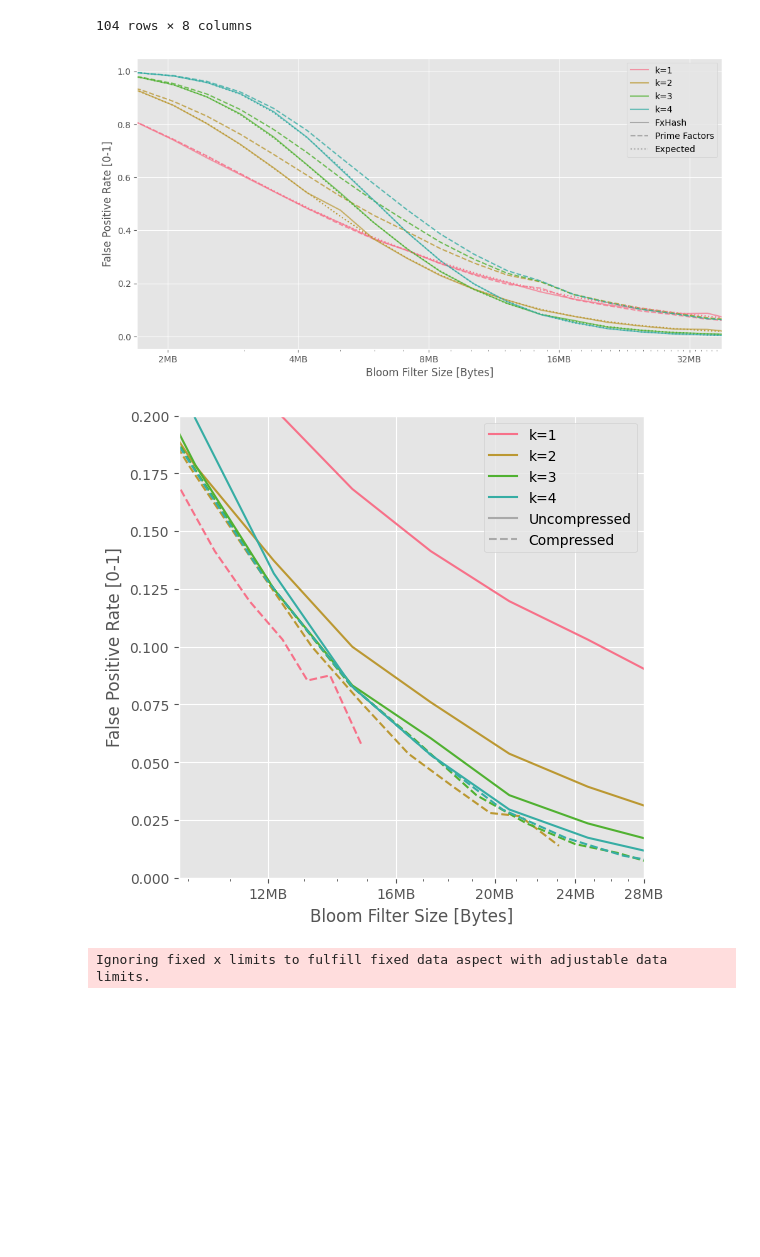
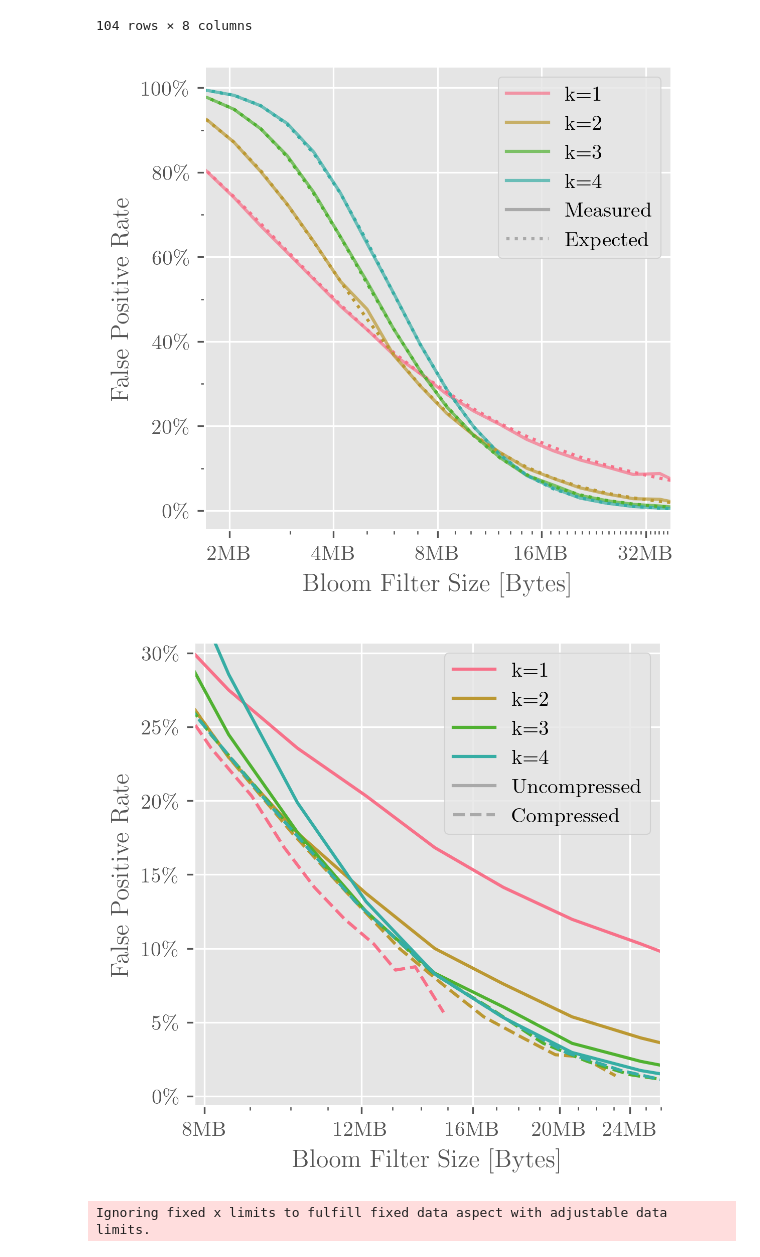
Before and after one commit to Pascal-So/peg-solitaire, a Jupyter notebook: evaluation/k.ipynb, the cells around one changed output. Cells and saved outputs as stored; diff of their text form; code cells hidden in the pictures; blank space fills up the shorter version.

Commit message:
generate some more plots

```diff
--- a/evaluation/k.ipynb
+++ b/evaluation/k.ipynb
@@ -36,7 +36,7 @@ df
 | 103 | 352263649 | 4 | prime | 23332358 | 0.002777 | prime | ... |
 104 rows × 8 columns
 # %%
-base_path = "../precompute/filters/"
+base_path = "../precompute/filters/hash/"
 
 sizes = []
 
@@ -52,62 +52,63 @@ for k in range(1, 5):
     data = df[df["k"] == k]
 
     plt.plot(
         data["size"] / 8,
-        data["rate_false_positives"],
+        data["rate_false_positives"] * 100,
         label=f"k={k}",
         color=plotting_common.colors[k - 1],
         alpha=0.7,
     )
 
-    plt.plot(
-        data["size"] / 8,
-        data["rate_false_positives_badhash"],
-        linestyle="--",
-        color=plotting_common.colors[k - 1],
-        alpha=0.8,
-    )
+    # plt.plot(
+    #     data["size"] / 8,
+    #     data["rate_false_positives_badhash"],
+    #     linestyle="--",
+    #     color=plotting_common.colors[k - 1],
+    #     alpha=0.8,
+    # )
 
 x = df[df["k"] == k]["size"] / 8
 for k in range(1, 5):
     m = x * 8
     n = 23475688
     p = (1 - np.exp(-k / (m / n))) ** k
-    plt.plot(x, p, ":", color=plotting_common.colors[k - 1])
+    plt.plot(x, p * 100, ":", color=plotting_common.colors[k - 1])
 
-plt.plot([], [], "-", label="FxHash", color="darkgray")
-plt.plot([], [], "--", label="Prime Factors", color="darkgray")
+plt.plot([], [], "-", label="Measured", color="darkgray")
+# plt.plot([], [], "--", label="Prime Factors", color="darkgray")
 plt.plot([], [], ":", label="Expected", color="darkgray")
 
 plt.xscale("log")
 plt.xlim(1.7 * 2**20, 38 * 2**20)
 
 
 plt.xlabel("Bloom Filter Size [Bytes]")
-plt.ylabel("False Positive Rate [0-1]")
+plt.ylabel("False Positive Rate")
+plt.gca().yaxis.set_ticks([10 * i for i in range(11)], minor=True)
+plt.gca().yaxis.set_major_formatter(plt.FuncFormatter(lambda x, pos: fr"{x:.0f}\%"))
 
 plotting_common.setup_bytes_formatters(plt.gca().xaxis)
 plt.gca().xaxis.set_major_locator(plt.LogLocator(base=2))
 plt.gca().xaxis.set_ticks([m * 2**20 for m in range(2, 38)], minor=True)
-plt.gcf().set_size_inches(12, 6)
+plt.gcf().set_size_inches(4, 4)
 
 _ = plt.legend()
 # %% [output]
-[figure, old version]
+[figure, new version]
 # %%
 for k in range(1, 5):
     data = df[df["k"] == k]
 
     plt.plot(
         data["size"] / 8,
-        data["rate_false_positives"],
+        data["rate_false_positives"] * 100,
         label=f"k={k}",
         color=plotting_common.colors[k - 1],
     )
 
     plt.plot(
         data["compressed_size_bytes"],
-        data["rate_false_positives"],
-        # label=f"k={k} (compressed)",
+        data["rate_false_positives"] * 100,
         linestyle="--",
         color=plotting_common.colors[k - 1],
     )
@@ -117,22 +118,22 @@ plt.plot([], [], linestyle="--", color="darkgray", label="Compressed")
 
 plt.xscale("log")
 
-plt.xlim(9.8 * 2**20, 18 * 2**20)
-plt.ylim(0, 0.2)
+plt.xlim(7.8 * 2**20, 18 * 2**20)
+plt.ylim(-0.7, 30.7)
 
 plt.xlabel("Bloom Filter Size [Bytes]")
-plt.ylabel("False Positive Rate [0-1]")
+plt.ylabel("False Positive Rate")
+plt.gca().yaxis.set_ticks([i for i in range(0, 31, 5)], minor=False)
+plt.gca().yaxis.set_major_formatter(plt.FuncFormatter(lambda x, pos: fr"{x:.0f}\%"))
 
 plotting_common.setup_bytes_formatters(plt.gca().xaxis)
-plt.gca().xaxis.set_ticks([m * 2**20 for m in range(12, 29, 4)])
-plt.gca().xaxis.set_ticks(
-    [m * 2**20 for m in range(10, 28)], minor=True
-)
-plt.gcf().set_size_inches(6, 6)
+plt.gca().xaxis.set_ticks([m * 2**20 for m in [8, 12, 16, 20, 24]])
+plt.gca().xaxis.set_ticks([m * 2**20 for m in range(8, 27)], minor=True)
+plt.gcf().set_size_inches(4, 4)
 
 _ = plt.legend()
 # %% [output]
-[figure, old version]
+[figure, new version]
 # %%
 for k in range(1, 5):
     data = df[df["k"] == k]
```
Also changed, not shown: 6 other files.
